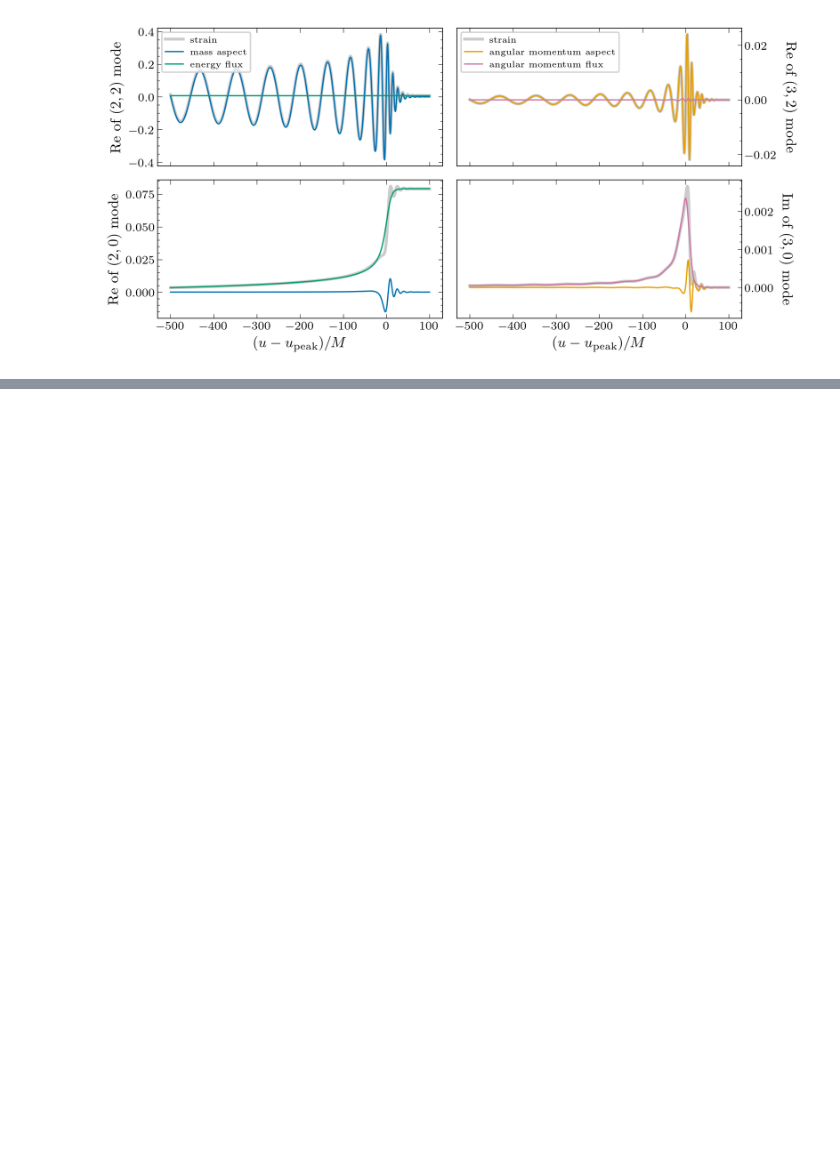
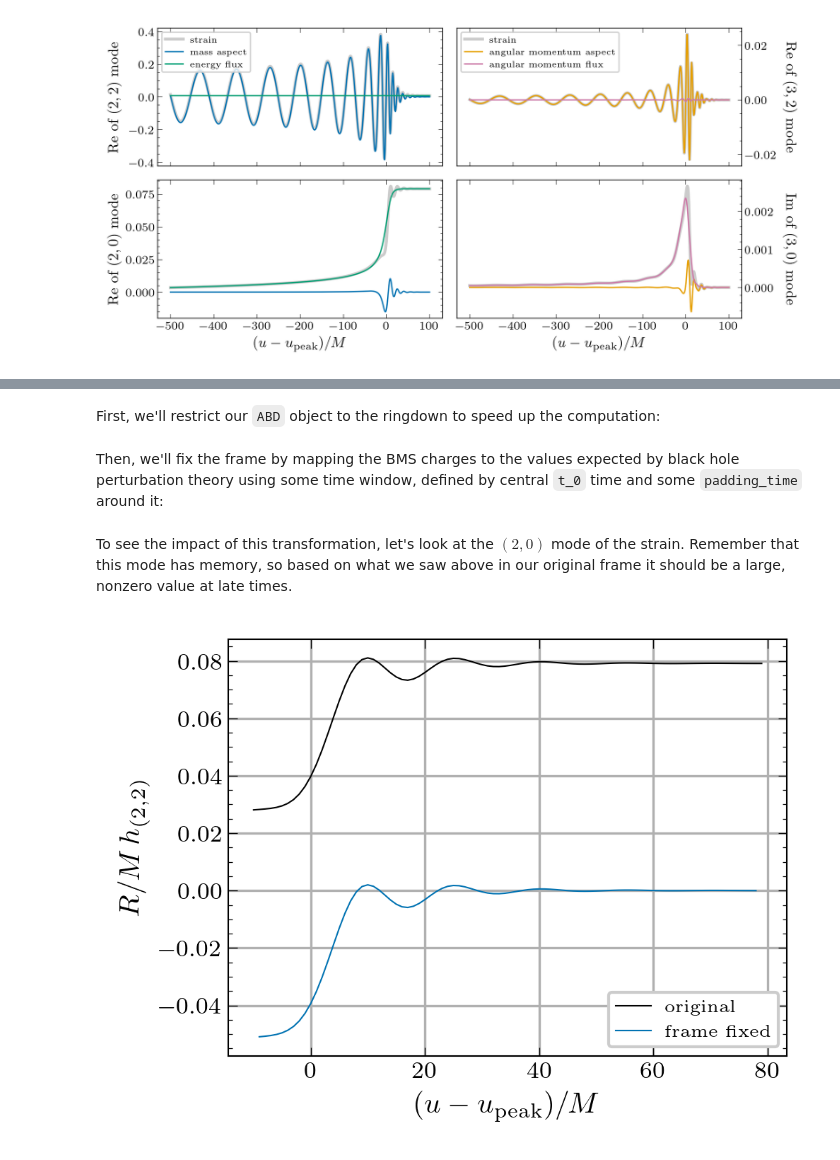
Before and after one commit to keefemitman/ResearchTutorials, a Jupyter notebook: Tutorial_BMSAndQNMs.ipynb, the cells around one changed output, grey strips where cells are left out. Cells and saved outputs as stored; diff of their text form; code cells hidden in the pictures; blank space fills up the shorter version.

```diff
--- a/Tutorial_BMSAndQNMs.ipynb
+++ b/Tutorial_BMSAndQNMs.ipynb
@@ -141,0 +390,24 @@ axis[1][1].set_ylabel(r'Im of $(3,0)$ mode', rotation=270, labelpad=14);
+# %% [markdown]
+First, we'll restrict our `ABD` object to the ringdown to speed up the computation:
+# %%
+abd_ring = abd_raw.interpolate(np.arange(-10, 80, 1.0))
+# %% [markdown]
+Then, we'll fix the frame by mapping the BMS charges to the values expected by black hole perturbation theory using some time window, defined by central `t_0` time and some `padding_time` around it:
+# %%
+# this will take ~1 minute
+abd_ring_fixed, BMS_transformation, _ = abd_ring.map_to_superrest_frame(t_0=80, padding_time=10)
+# %% [markdown]
+To see the impact of this transformation, let's look at the $(2,0)$ mode of the strain. Remember that this mode has memory, so based on what we saw above in our original frame it should be a large, nonzero value at late times.
+# %%
+h_ring = abd_ring.h
+h_ring_fixed = abd_ring_fixed.h
+# %%
+L = 2; M = 0;
+plt.plot(h_ring.t, h_ring.data[:,h_ring.index(L,M)], label='original')
+plt.plot(h_ring_fixed.t, h_ring_fixed.data[:,h_ring_fixed.index(L,M)], label='frame fixed')
+plt.legend(loc='lower right', frameon=True, framealpha=1)
+plt.grid()
+plt.xlabel(r'$(u-u_{\mathrm{peak}})/M$')
+plt.ylabel(r'$R/M\,h_{(2,2)}$');
+# %% [output]
+[figure, added]
```
Also changed, not shown: parts of 73 cells of this notebook, 5 other files.
